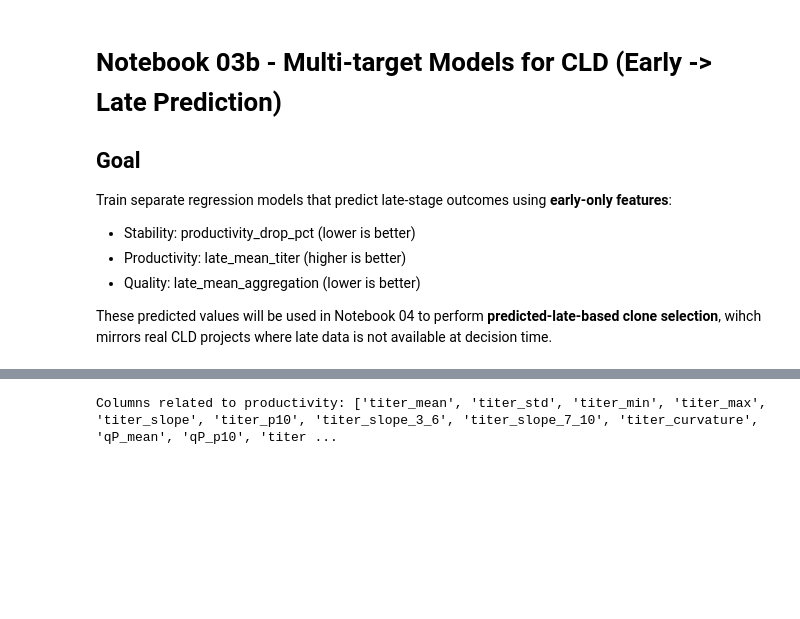
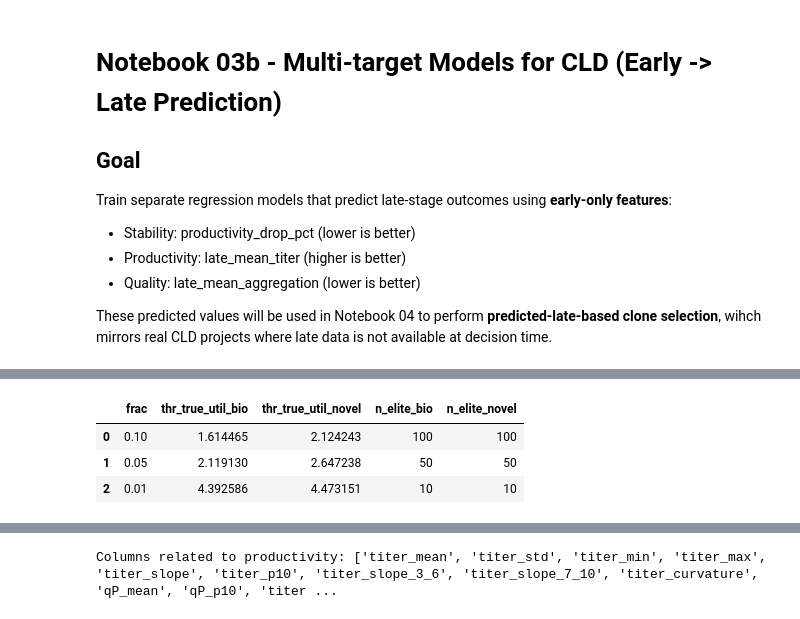
Before and after one commit to Sanghee-L/CLD_ML_PIPELINE, a Jupyter notebook: notebooks/03b_multitarget_models.ipynb, the cells around one changed output, grey strips where cells are left out. Cells and saved outputs as stored; diff of their text form; code cells hidden in the pictures; blank space fills up the shorter version.

```diff
--- a/notebooks/03b_multitarget_models.ipynb
+++ b/notebooks/03b_multitarget_models.ipynb
@@ -229,0 +303,27 @@ Predicted top-50: fraction that are truly top 10% good = 0.080
+# %%
+GOOD_FRAC_LIST = [0.10, 0.05, 0.01]  # top 10%, 5%, 1% by utility
+
+def mark_elite(df: pd.DataFrame, util_col: str, frac: float, out_col: str):
+    thr = df[util_col].quantile(1 - frac)
+    df[out_col] = (df[util_col] >= thr).astype(int)
+    return thr
+
+elite_thresholds = []
+
+for frac in GOOD_FRAC_LIST:
+    thr_bio = mark_elite(df_eval, "true_util_bio", frac, f"elite_bio_{int(frac*100)}")
+    thr_nov = mark_elite(df_eval, "true_util_novel", frac, f"elite_novel_{int(frac*100)}")
+    elite_thresholds.append({
+        "frac": frac,
+        "thr_true_util_bio": float(thr_bio),
+        "thr_true_util_novel": float(thr_nov),
+        "n_elite_bio": int(df_eval[f"elite_bio_{int(frac*100)}"].sum()),
+        "n_elite_novel": int(df_eval[f"elite_novel_{int(frac*100)}"].sum()),
+    })
+
+pd.DataFrame(elite_thresholds)
+# %% [output]
+|  | frac | thr_true_util_bio | thr_true_util_novel | n_elite_bio | n_elite_novel |
+| 0 | 0.10 | 1.614465 | 2.124243 | 100 | 100 |
+| 1 | 0.05 | 2.119130 | 2.647238 | 50 | 50 |
+| 2 | 0.01 | 4.392586 | 4.473151 | 10 | 10 |
```
Also changed, not shown: parts of 13 cells of this notebook, 4 other files.
